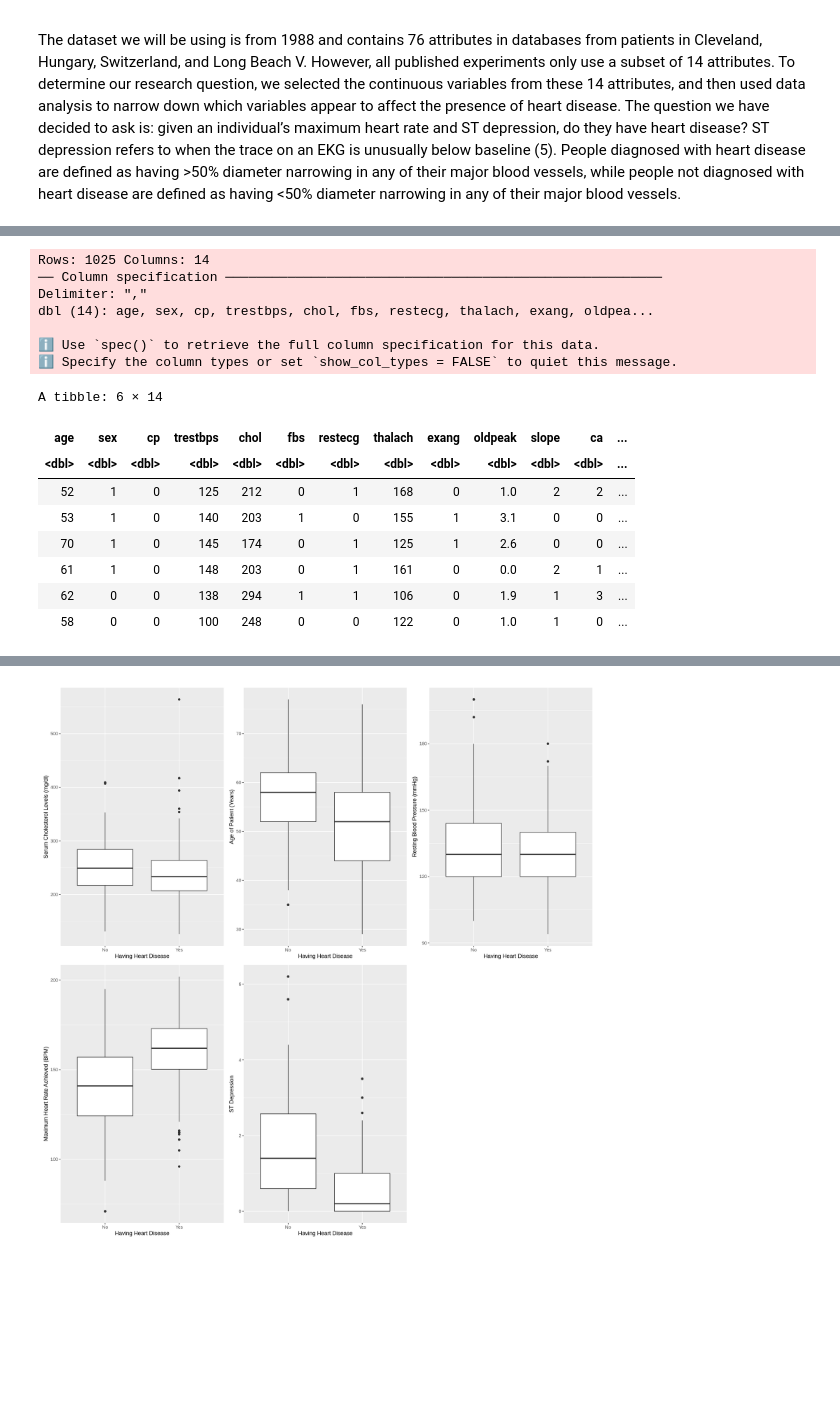
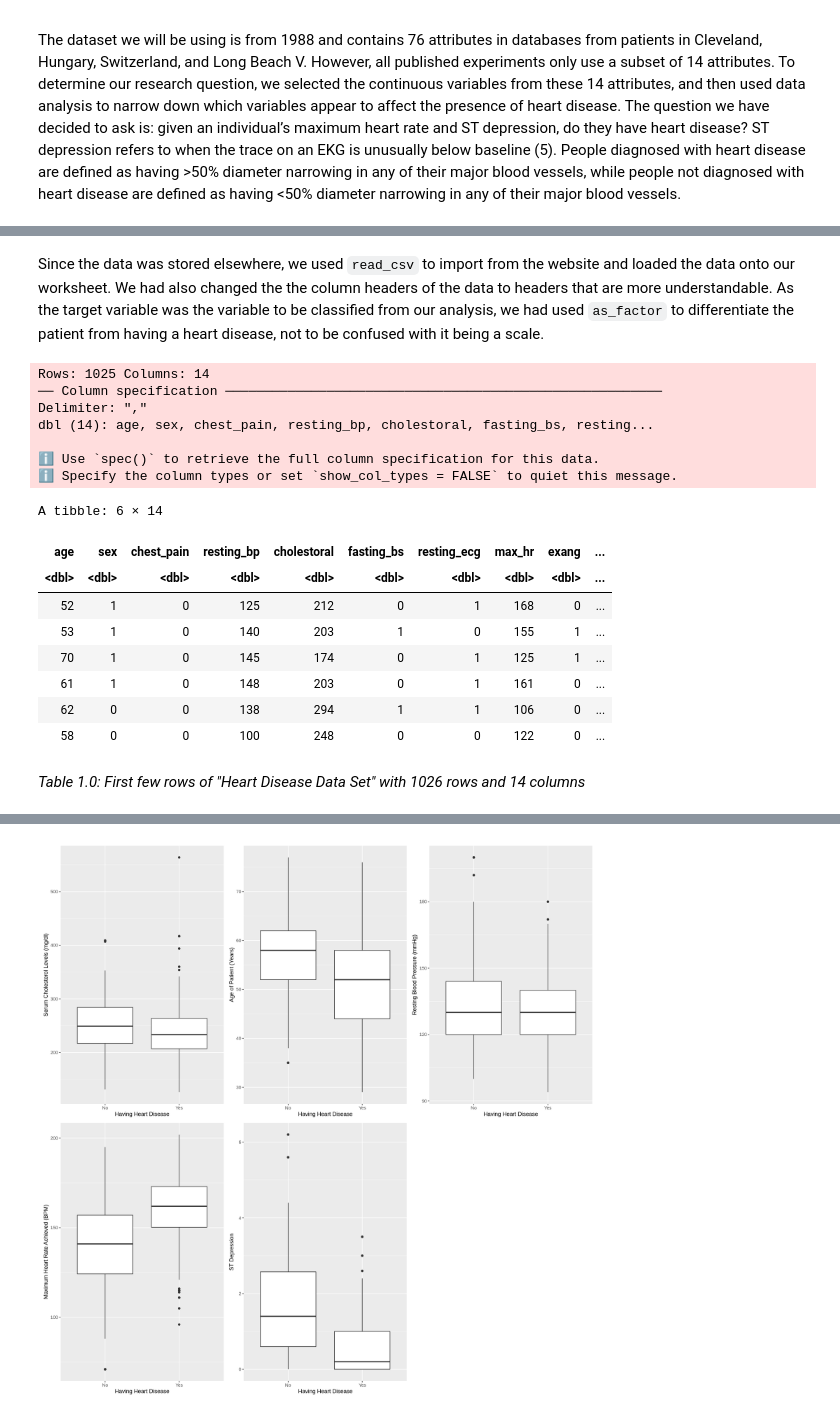
Before and after one commit to maggie63/dsci-100-group-34, a Jupyter notebook: report.ipynb, the cells around one changed output, grey strips where cells are left out. Drawn from its saved outputs; the diff is of its cells as text; code cells hidden in the pictures; blank space fills up the shorter version.

```diff
--- a/report.ipynb
+++ b/report.ipynb
@@ -43,24 +23,33 @@ library(patchwork)
+# %% [markdown]
+Since the data was stored elsewhere, we used `read_csv` to import from the website and loaded the data onto our worksheet. We had also changed the the column headers of the data to headers that are more understandable. As the target variable was the variable to be classified from our analysis, we had used `as_factor` to differentiate the patient from having a heart disease, not to be confused with it being  a scale.
 # %%
 # Reading dataframe from the internet and storing it to a variable
-heart_disease <- read_csv("https://raw.githubusercontent.com/maggie63/dsci-100-group-34/main/data/heart.csv") |>
+url <- "https://raw.githubusercontent.com/maggie63/dsci-100-group-34/main/data/heart.csv"
+
+column_headers <- c("age", "sex", "chest_pain", "resting_bp", "cholestoral", "fasting_bs", "resting_ecg", "max_hr", "exang", "st_depression", "slope_st", "vessel_num", "thal", "target")
+
+
+heart_disease <- read_csv(url, skip = 1, col_names = column_headers) |>
     mutate(target = as_factor(target))
 
 # Printing the first few rows of the dataframe
 head(heart_disease)
 # %% [output]
 Rows: 1025 Columns: 14
 ── Column specification ────────────────────────────────────────────────────────
 Delimiter: ","
-dbl (14): age, sex, cp, trestbps, chol, fbs, restecg, thalach, exang, oldpea...
+dbl (14): age, sex, chest_pain, resting_bp, cholestoral, fasting_bs, resting...
 
 ℹ Use `spec()` to retrieve the full column specification for this data.
 ℹ Specify the column types or set `show_col_types = FALSE` to quiet this message.
 A tibble: 6 × 14
-| age | sex | cp | trestbps | chol | fbs | restecg | thalach | exang | oldpeak | slope | ca | ... |
-| <dbl> | <dbl> | <dbl> | <dbl> | <dbl> | <dbl> | <dbl> | <dbl> | <dbl> | <dbl> | <dbl> | <dbl> | ... |
-| 52 | 1 | 0 | 125 | 212 | 0 | 1 | 168 | 0 | 1.0 | 2 | 2 | ... |
-| 53 | 1 | 0 | 140 | 203 | 1 | 0 | 155 | 1 | 3.1 | 0 | 0 | ... |
-| 70 | 1 | 0 | 145 | 174 | 0 | 1 | 125 | 1 | 2.6 | 0 | 0 | ... |
-| 61 | 1 | 0 | 148 | 203 | 0 | 1 | 161 | 0 | 0.0 | 2 | 1 | ... |
-| 62 | 0 | 0 | 138 | 294 | 1 | 1 | 106 | 0 | 1.9 | 1 | 3 | ... |
-| 58 | 0 | 0 | 100 | 248 | 0 | 0 | 122 | 0 | 1.0 | 1 | 0 | ... |
+| age | sex | chest_pain | resting_bp | cholestoral | fasting_bs | resting_ecg | max_hr | exang | ... |
+| <dbl> | <dbl> | <dbl> | <dbl> | <dbl> | <dbl> | <dbl> | <dbl> | <dbl> | ... |
+| 52 | 1 | 0 | 125 | 212 | 0 | 1 | 168 | 0 | ... |
+| 53 | 1 | 0 | 140 | 203 | 1 | 0 | 155 | 1 | ... |
+| 70 | 1 | 0 | 145 | 174 | 0 | 1 | 125 | 1 | ... |
+| 61 | 1 | 0 | 148 | 203 | 0 | 1 | 161 | 0 | ... |
+| 62 | 0 | 0 | 138 | 294 | 1 | 1 | 106 | 0 | ... |
+| 58 | 0 | 0 | 100 | 248 | 0 | 0 | 122 | 0 | ... |
+# %% [markdown]
+*Table 1.0: First few rows of "Heart Disease Data Set" with 1026 rows and 14 columns*
```
Also changed, not shown: parts of 20 cells of this notebook.
